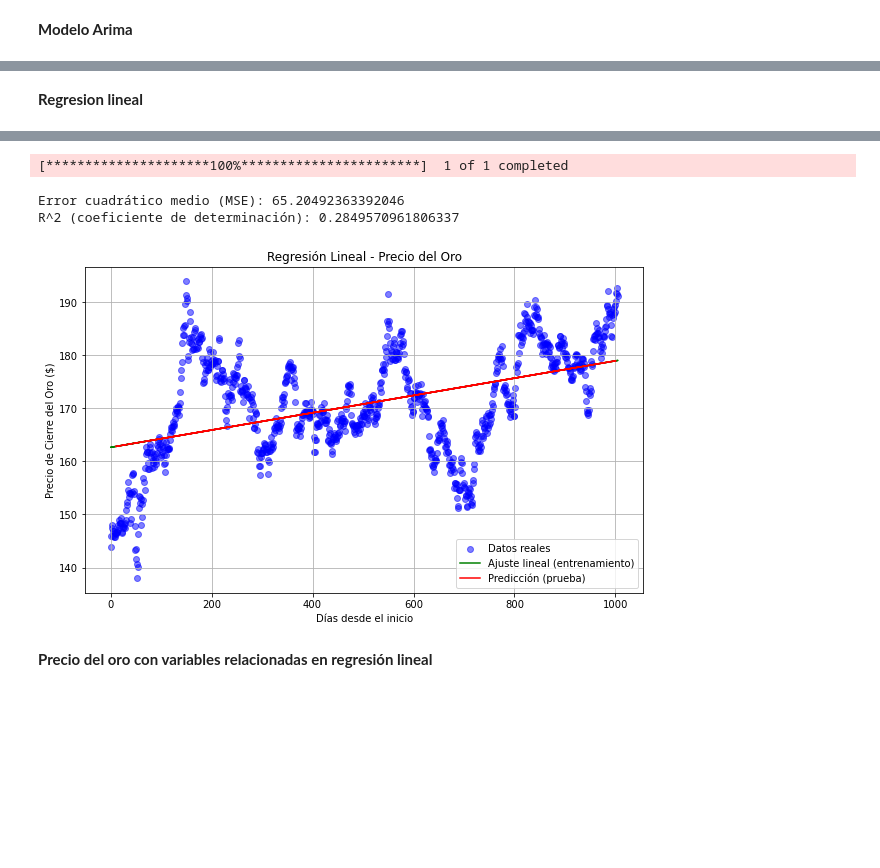
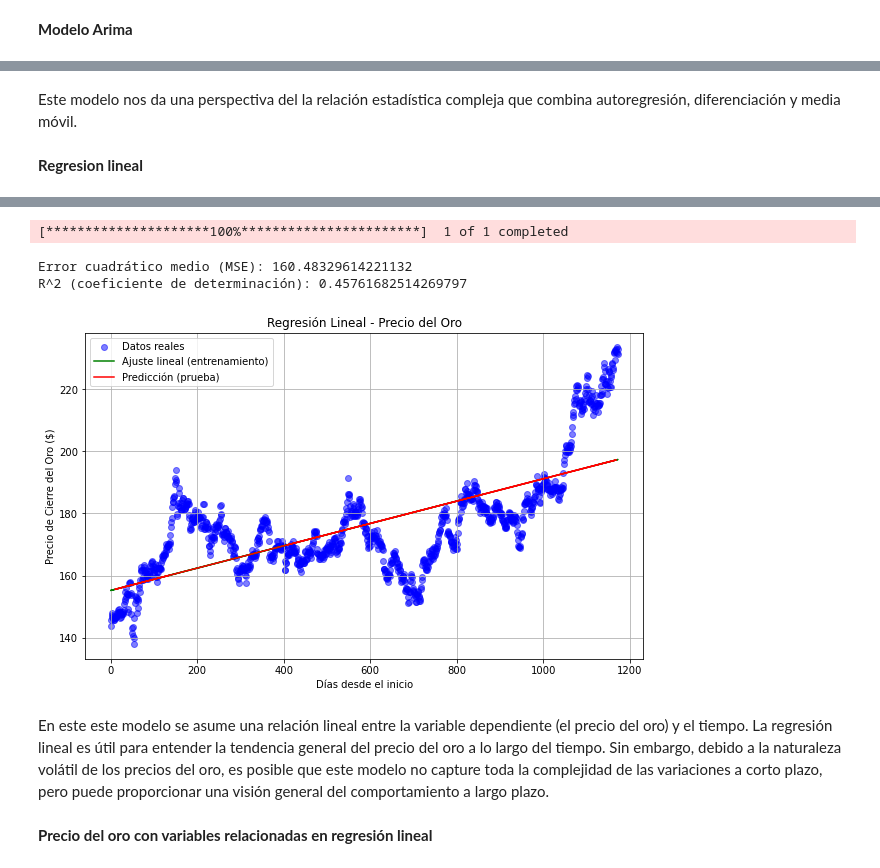
Before and after one commit to paulapelayo/Series-de-Tiempo, a Jupyter notebook: Proyecto 1_Paula Pelayo.ipynb, the cells around one changed output, grey strips where cells are left out. Saved outputs shown, nothing was run; the diff lists cells and outputs as text; code cells hidden in the pictures; blank space fills up the shorter version.

```diff
--- a/Proyecto 1_Paula Pelayo.ipynb
+++ b/Proyecto 1_Paula Pelayo.ipynb
@@ -187,6 +399,8 @@ Covariance Type:                  opg
 
 Warnings:
 [1] Covariance matrix calculated using the outer product of gradients (complex-step).
+# %% [markdown]
+Este modelo nos da una perspectiva del la relación estadística compleja que combina autoregresión, diferenciación y media móvil.
 # %% [markdown]
 **Regresion lineal**
 # %%
@@ -217,52 +431,54 @@ from sklearn.model_selection import train_test_split
 from sklearn.linear_model import LinearRegression
 from sklearn.metrics import mean_squared_error, r2_score
 
-# Descargar datos del precio del oro (GLD)
-gold_data = yf.download('GLD', start='2020-01-01', end='2024-01-01')
 
-# Utilizar sólo la columna 'Close' (precio de cierre)
+gold_data = yf.download('GLD', start='2020-01-01', end='2024-09-01')
+
+
 gold_data = gold_data[['Close']].dropna()
 
-# Crear una columna con el número de días desde el inicio para usarla como variable independiente (X)
+
 gold_data['Days'] = np.arange(len(gold_data))
 
-# Definir las variables X (días) y y (precio de cierre)
+
 X = gold_data['Days'].values.reshape(-1, 1)  # Variable independiente
 y = gold_data['Close'].values  # Variable dependiente
 
 # Dividir los datos en entrenamiento (80%) y prueba (20%)
 X_train, X_test, y_train, y_test = train_test_split(X, y, test_size=0.2, random_state=42)
 
-# Crear y entrenar el modelo de regresión lineal
+
 linear_model = LinearRegression()
 linear_model.fit(X_train, y_train)
 
-# Predecir el precio del oro usando el modelo entrenado
+
 y_pred_train = linear_model.predict(X_train)
 y_pred_test = linear_model.predict(X_test)
 
-# Calcular las métricas del modelo
+
 mse = mean_squared_error(y_test, y_pred_test)
 r2 = r2_score(y_test, y_pred_test)
 
 print(f'Error cuadrático medio (MSE): {mse}')
 print(f'R^2 (coeficiente de determinación): {r2}')
 
-# Graficar los resultados
+
 plt.figure(figsize=(10, 6))
 plt.scatter(X, y, label='Datos reales', color='blue', alpha=0.5)
 plt.plot(X_train, y_pred_train, label='Ajuste lineal (entrenamiento)', color='green')
 plt.plot(X_test, y_pred_test, label='Predicción (prueba)', color='red')
 plt.title('Regresión Lineal - Precio del Oro')
 plt.xlabel('Días desde el inicio')
 plt.ylabel('Precio de Cierre del Oro ($)')
 plt.legend()
 plt.grid(True)
 plt.show()
 # %% [output]
 [*********************100%***********************]  1 of 1 completed
-Error cuadrático medio (MSE): 65.20492363392046
-R^2 (coeficiente de determinación): 0.2849570961806337
+Error cuadrático medio (MSE): 160.48329614221132
+R^2 (coeficiente de determinación): 0.45761682514269797
-[figure, old version]
+[figure, new version]
+# %% [markdown]
+En este este modelo se asume una relación lineal entre la variable dependiente (el precio del oro) y el tiempo. La regresión lineal es útil para entender la tendencia general del precio del oro a lo largo del tiempo. Sin embargo, debido a la naturaleza volátil de los precios del oro, es posible que este modelo no capture toda la complejidad de las variaciones a corto plazo, pero puede proporcionar una visión general del comportamiento a largo plazo.
 # %% [markdown]
 **Precio del oro con variables relacionadas en regresión lineal**
```
Also changed, not shown: parts of 41 cells of this notebook.
